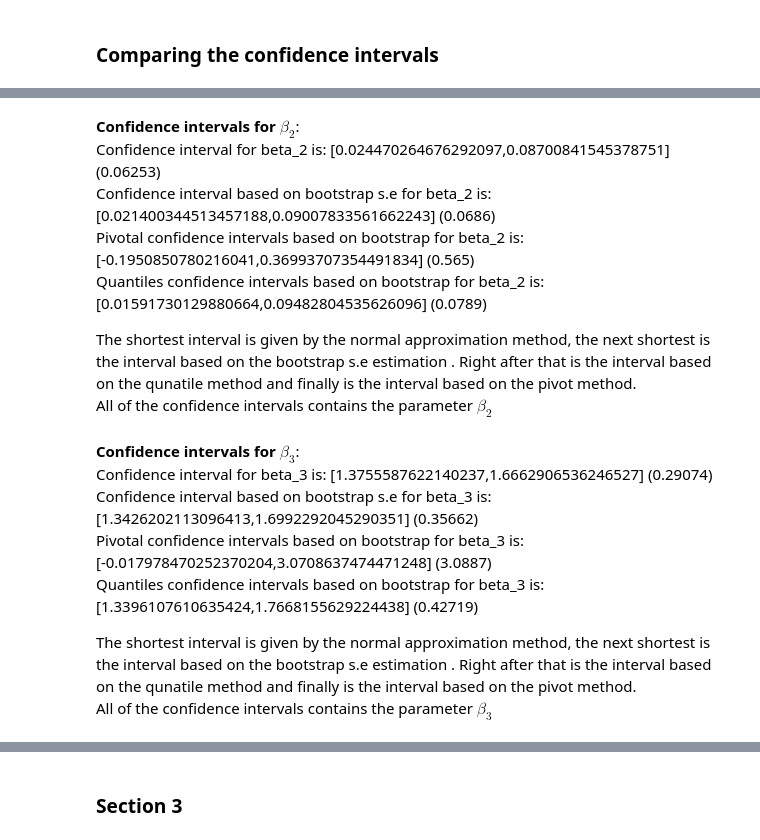
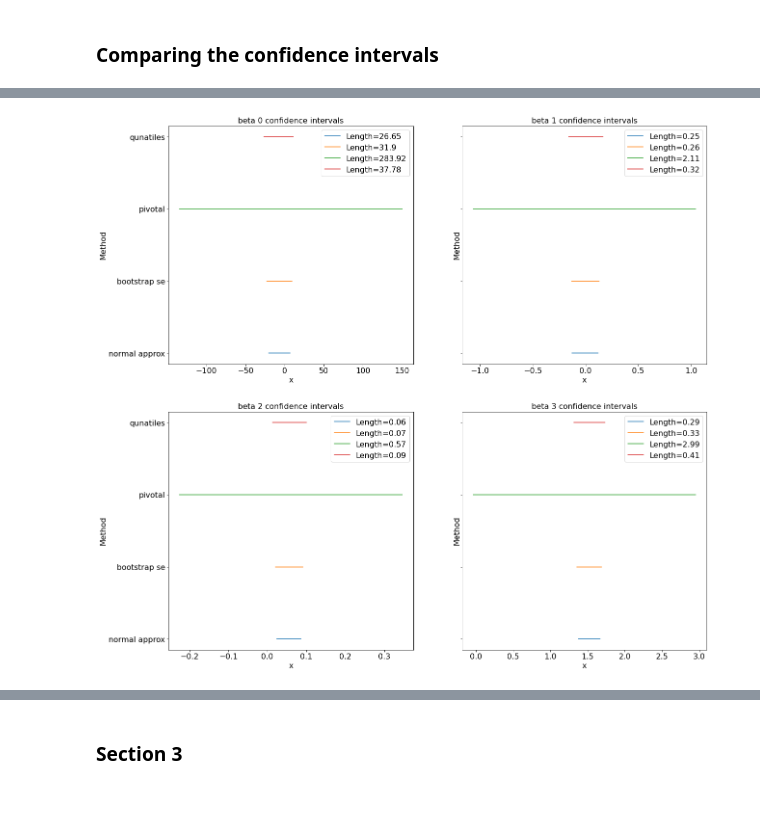
Before and after one commit to dvirla/Advanced-Statistical-Analysis, a Jupyter notebook: ProjectEx4_206330342_316250877.ipynb, the cells around one changed output, grey strips where cells are left out. Drawn from its saved outputs; the diff is of its cells as text; code cells hidden in the pictures; blank space fills up the shorter version.

Commit message:
plotted confidence intervals

```diff
--- a/ProjectEx4_206330342_316250877.ipynb
+++ b/ProjectEx4_206330342_316250877.ipynb
@@ -84,6 +86,8 @@ def cal_bootstrap_normal_se(B, df, features_cols, label_cols):
 bootstrap_se = cal_bootstrap_normal_se(400, pd.concat([df_train, y_train], axis=1),
                         features_cols=['cigsPerDay', 'totChol', 'diaBP'], label_cols=['sysBP'])
 # %%
+bootstrap_se_cis = []
 for i, beta in enumerate(model_res.params):
+    bootstrap_se_cis.append((beta - ci_t_percentile*bootstrap_se[i],beta + ci_t_percentile*bootstrap_se[i]))
     print(f"Confidence interval based on bootstrap s.e for beta_{i} is: [{beta - ci_t_percentile*bootstrap_se[i]},{beta + ci_t_percentile*bootstrap_se[i]}]")
 # %% [output]
@@ -124,6 +128,8 @@ def cal_boot_pivot_quantile(B, df, features_cols, labels_cols, alpha):
 qunatiles_list = cal_boot_pivot_quantile(400, pd.concat([df_train, y_train], axis=1),
                         features_cols=['cigsPerDay', 'totChol', 'diaBP'], labels_cols=['sysBP'], alpha=0.05)
 # %%
+pivotal_cis = []
 for i, beta in enumerate(model_res.params):
+    pivotal_cis.append((beta - qunatiles_list[i][0]/np.sqrt(len(df_train)),beta - qunatiles_list[i][1]/np.sqrt(len(df_train))))
     print(f"Pivotal confidence intervals based on bootstrap for beta_{i} is: [{beta - qunatiles_list[i][0]/np.sqrt(len(df_train))},{beta - qunatiles_list[i][1]/np.sqrt(len(df_train))}]")
 # %% [output]
@@ -157,6 +163,8 @@ def cal_boot_quantile(B, df, features_cols, labels_cols, alpha):
 confidence_intervals = cal_boot_quantile(400, pd.concat([df_train, y_train], axis=1),
                         features_cols=['cigsPerDay', 'totChol', 'diaBP'], labels_cols=['sysBP'], alpha=0.05)
 # %%
+qunatiles_cis = []
 for i, ci in enumerate(confidence_intervals):
+    qunatiles_cis.append((ci[0],ci[1]))
     print(f"Quantiles confidence intervals based on bootstrap for beta_{i} is: [{ci[0]},{ci[1]}]")
 # %% [output]
@@ -201,18 +190,29 @@ All of the confidence intervals contains the parameter $\beta_1$
-# %% [markdown]
-**Confidence intervals for $\beta_2$**:<br>
-Confidence interval for beta_2 is: [0.024470264676292097,0.08700841545378751] (0.06253) <br>
-Confidence interval based on bootstrap s.e for beta_2 is: [0.021400344513457188,0.09007833561662243] (0.0686) <br>
-Pivotal confidence intervals based on bootstrap for beta_2 is: [-0.1950850780216041,0.36993707354491834] (0.565) <br>
-Quantiles confidence intervals based on bootstrap for beta_2 is: [0.01591730129880664,0.09482804535626096] (0.0789) <br>
-
-The shortest interval is given by the normal approximation method, the next shortest is the interval based on the bootstrap s.e estimation . Right after that is the interval based on the qunatile method and finally is the interval based on the pivot method. <br>
-All of the confidence intervals contains the parameter $\beta_2$
-# %% [markdown]
-**Confidence intervals for $\beta_3$**:<br>
-Confidence interval for beta_3 is: [1.3755587622140237,1.6662906536246527] (0.29074) <br>
-Confidence interval based on bootstrap s.e for beta_3 is: [1.3426202113096413,1.6992292045290351] (0.35662) <br>
-Pivotal confidence intervals based on bootstrap for beta_3 is: [-0.017978470252370204,3.0708637474471248] (3.0887)<br>
-Quantiles confidence intervals based on bootstrap for beta_3 is: [1.3396107610635424,1.7668155629224438] (0.42719) <br>
-
-The shortest interval is given by the normal approximation method, the next shortest is the interval based on the bootstrap s.e estimation . Right after that is the interval based on the qunatile method and finally is the interval based on the pivot method. <br>
-All of the confidence intervals contains the parameter $\beta_3$
+# %%
+ci_list = [normal_approx_cis, bootstrap_se_cis, pivotal_cis, qunatiles_cis]
+ci_names = ['normal approx', 'bootstrap se', 'pivotal', 'qunatiles']
+data_dict = {}
+data_dict['beta_i'] = ['beta 0','beta 1','beta 2', 'beta 3']
+for (name, li) in zip(ci_names, ci_list):
+    data_dict[name+'_lower'] = [x[0] for x in li]
+    data_dict[name+'_upper'] = [x[1] for x in li]
+ci_df = pd.DataFrame(data_dict)
+# %%
+fig, ax = plt.subplots(2, 2, sharey=True, figsize=(20,20))
+row_idx = 0
+col_idx = 0
+for i, row in ci_df.iterrows():
+    for y, ci_name in enumerate(ci_names):
+        ax[row_idx][col_idx].plot((row[ci_name+'_lower'], row[ci_name+'_upper']), (y,y), label=f"Length={np.around(row[ci_name+'_upper']-row[ci_name+'_lower'],2)}")
+    ax[row_idx][col_idx].set_title(row['beta_i'] + ' confidence intervals', fontsize=16)
+    ax[row_idx][col_idx].set_xlabel('x', fontsize=16)
+    ax[row_idx][col_idx].set_ylabel('Method', fontsize=16)
+    ax[row_idx][col_idx].tick_params(axis='both', which='major', labelsize=16)
+    ax[row_idx][col_idx].legend(fontsize=16)
+    col_idx += 1
+    if i%2:
+        col_idx = 0
+        row_idx += 1
+plt.yticks(range(len(ci_names)),ci_names)
+plt.show()
+# %% [output]
+[figure, added]
```
Also changed, not shown: parts of 7 cells of this notebook.
